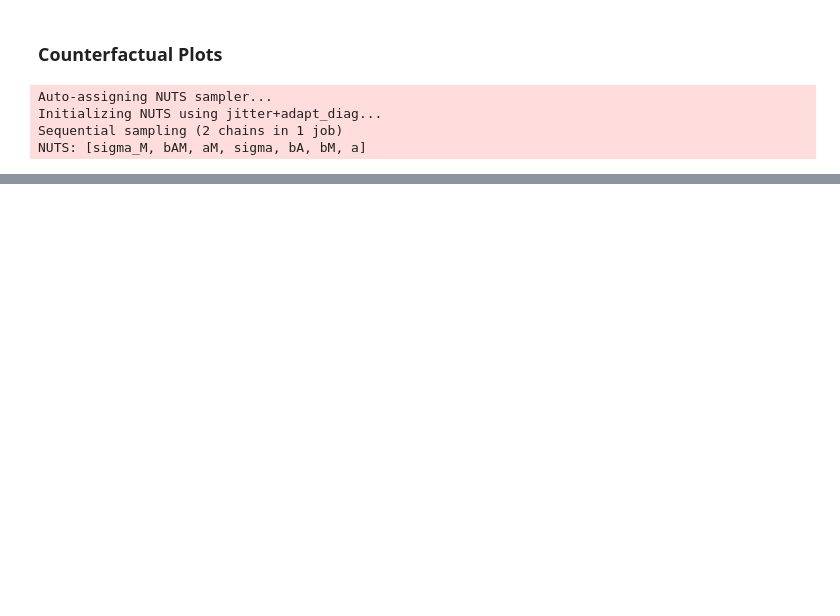
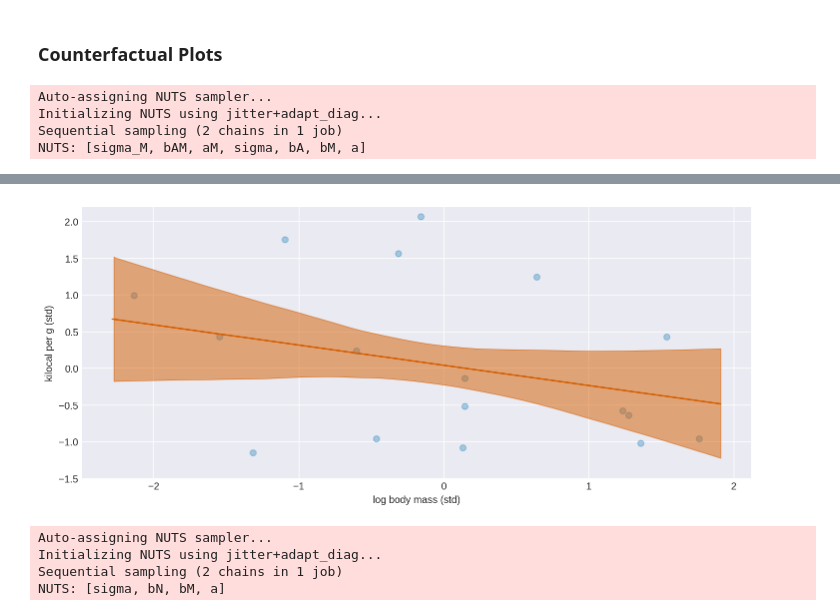
Before and after one commit to yebenbenben/Statistical-Rethinking-with-Python-and-PyMC3, a Jupyter notebook: Ch5.ipynb, the cells around one changed output, grey strips where cells are left out. Cells and saved outputs as stored; diff of their text form; code cells hidden in the pictures; blank space fills up the shorter version.

```diff
--- a/Ch5.ipynb
+++ b/Ch5.ipynb
@@ -408,0 +547,33 @@ ax.set_ylabel("counterfactual D");
+# %%
+xseq = np.linspace(dcc["log_mass"].min() - 0.15, dcc["log_mass"].max() + 0.15, 30)
+shared_M.set_value(xseq)
+
+with m_5_38:
+  posterior_pred = pm.sample_posterior_predictive(trace_5_38, var_names=['mu'], samples=4000)
+# %%
+fig, ax = plt.subplots(figsize=(12, 5))
+ax.plot(xseq, posterior_pred["mu"].mean(axis=0), c="C2")
+ax.scatter(dcc["log_mass"], dcc["kcal.per.g"], c='C0', alpha=0.3)
+az.plot_hpd(xseq, posterior_pred["mu"], ax=ax, color='C2')
+ax.set_ylim(-1.5, 2.2)
+ax.set_xlabel("log body mass (std)")
+ax.set_ylabel("kilocal per g (std)");
+# %% [output]
+[figure, added]
+# %%
+shared_M = shared(dcc["log_mass"].values)
+shared_N = shared(dcc["neocortex.perc"].values)
+
+with pm.Model() as m_5_39:
+  a = pm.Normal('a', mu=0, sd=0.2)
+  bM = pm.Normal('bM', mu=0, sd=0.5)
+  bN = pm.Normal('bN', mu=0, sd=0.5)
+  sigma = pm.Exponential('sigma', 1)
+  mu = pm.Deterministic('mu', a + bM * shared_M + bN * shared_N)
+  K = pm.Normal('K', mu=mu, sd=sigma, observed=dcc['kcal.per.g'])
+  trace_5_39 = pm.sample()
+# %% [output]
+Auto-assigning NUTS sampler...
+Initializing NUTS using jitter+adapt_diag...
+Sequential sampling (2 chains in 1 job)
+NUTS: [sigma, bN, bM, a]
```
Also changed, not shown: parts of 36 cells of this notebook.
